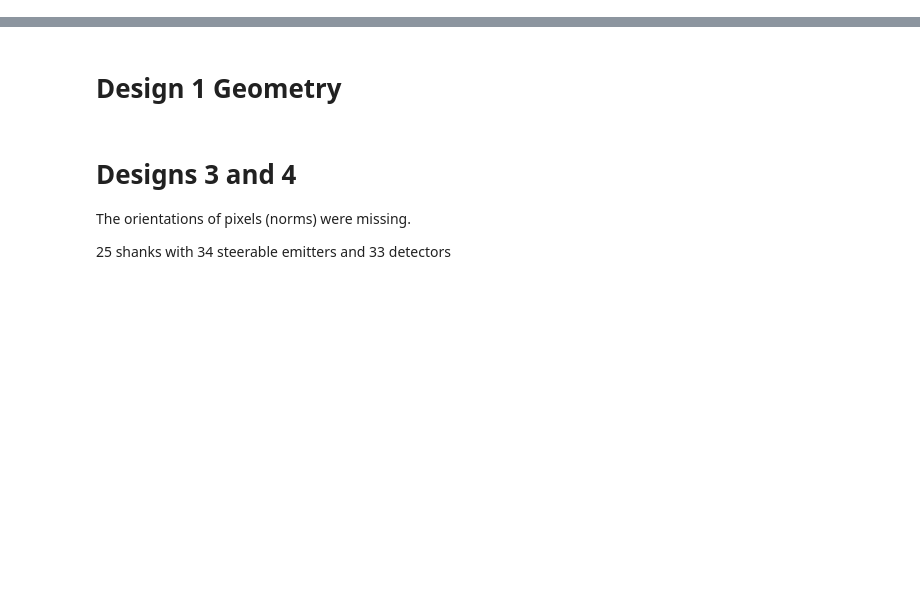
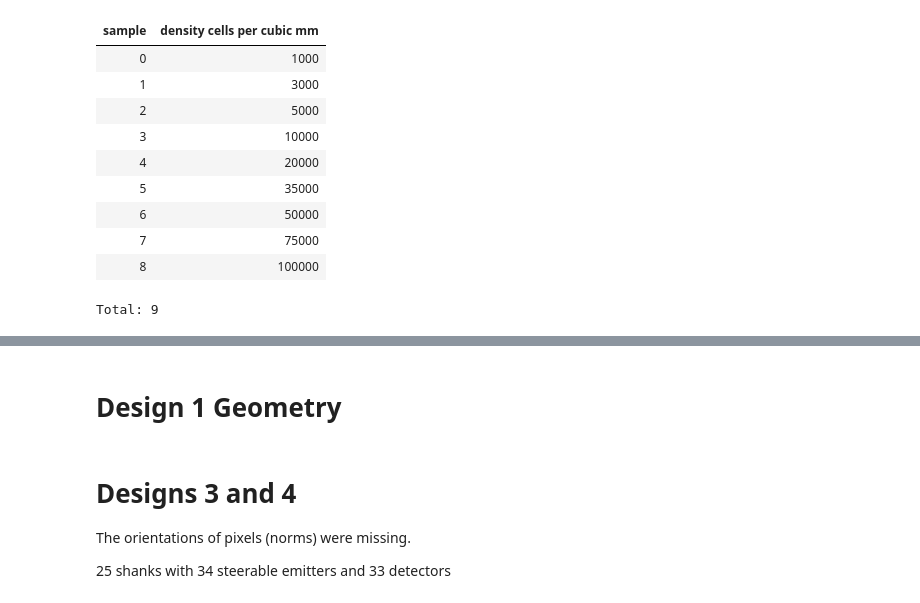
Before and after one commit to datajoint-company/neurophotonics, a Jupyter notebook: notebooks/Design.ipynb, the cells around one changed output, grey strips where cells are left out. Drawn from its saved outputs; the diff is of its cells as text; code cells hidden in the pictures; blank space fills up the shorter version.

```diff
--- a/notebooks/Design.ipynb
+++ b/notebooks/Design.ipynb
@@ -13,6 +15,20 @@ from photonics.design import Design, Geometry
 # %%
 schema = dj.schema('photonics')
 schema.spawn_missing_classes()
+# %%
+Sample()
+# %% [output]
+| sample | density cells per cubic mm |
+| 0 | 1000 |
+| 1 | 3000 |
+| 2 | 5000 |
+| 3 | 10000 |
+| 4 | 20000 |
+| 5 | 35000 |
+| 6 | 50000 |
+| 7 | 75000 |
+| 8 | 100000 |
+Total: 9
 # %%
 Geometry.populate(display_progress=True)
 # %%
```
Also changed, not shown: parts of 2 cells of this notebook, 11 other files.
